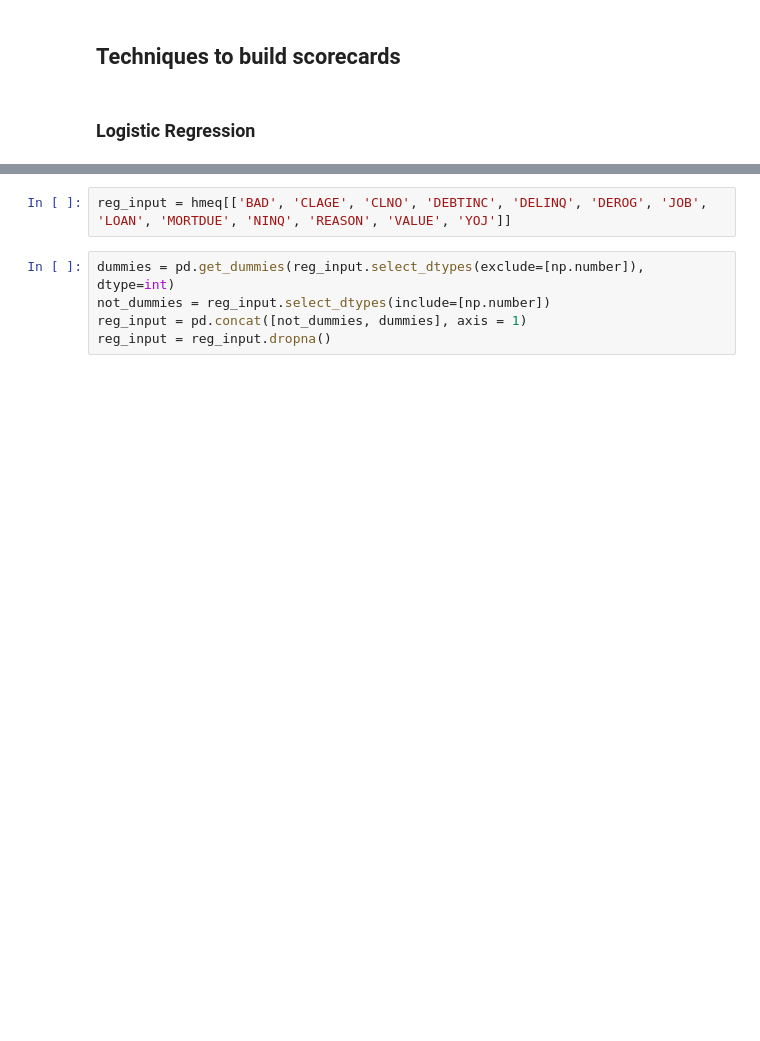
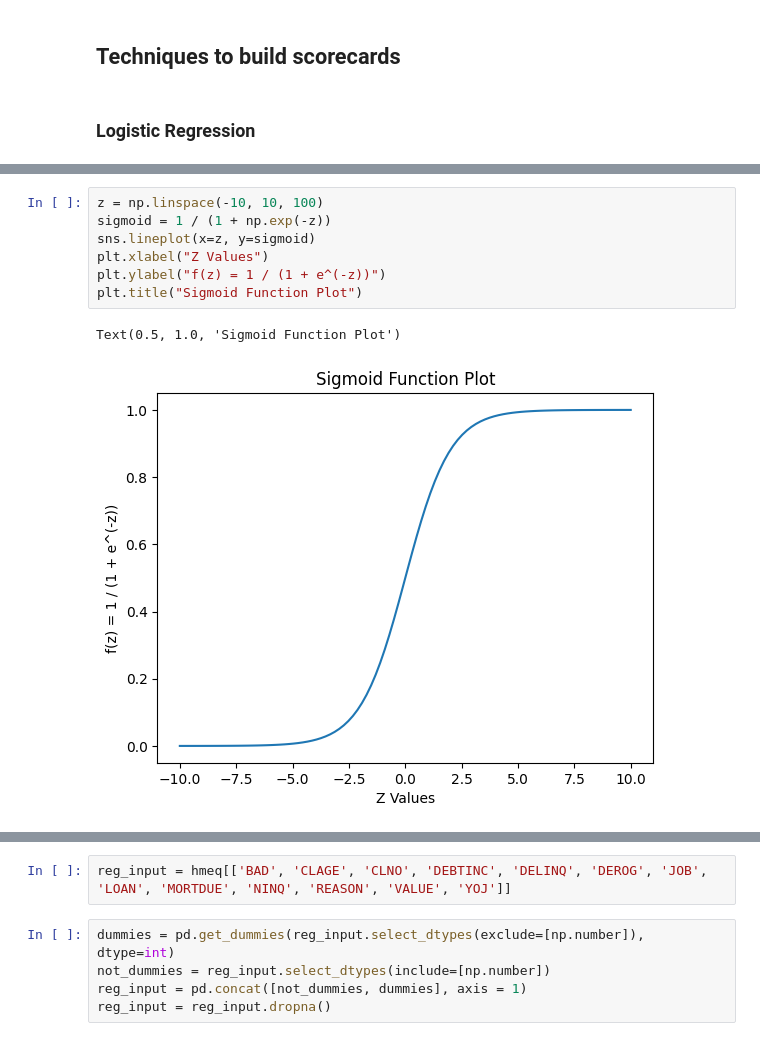
Before and after one commit to gtazevedo/cra_mtae_sas_in_py, a Jupyter notebook: Chapter 5 - Credit Scoring.ipynb, the cells around one changed output, grey strips where cells are left out. Cells and saved outputs as stored; diff of their text form; blank space fills up the shorter version.

```diff
--- a/Chapter 5 - Credit Scoring.ipynb
+++ b/Chapter 5 - Credit Scoring.ipynb
@@ -33,0 +57,10 @@ Statistical scoring on the other hand, are usually created based on scorecards a
+# %%
+z = np.linspace(-10, 10, 100)
+sigmoid = 1 / (1 + np.exp(-z))
+sns.lineplot(x=z, y=sigmoid)
+plt.xlabel("Z Values")
+plt.ylabel("f(z) = 1 / (1 + e^(-z))")
+plt.title("Sigmoid Function Plot")
+# %% [output]
+Text(0.5, 1.0, 'Sigmoid Function Plot')
+[figure, added]
```
Also changed, not shown: parts of 35 cells of this notebook, 2 other files.
